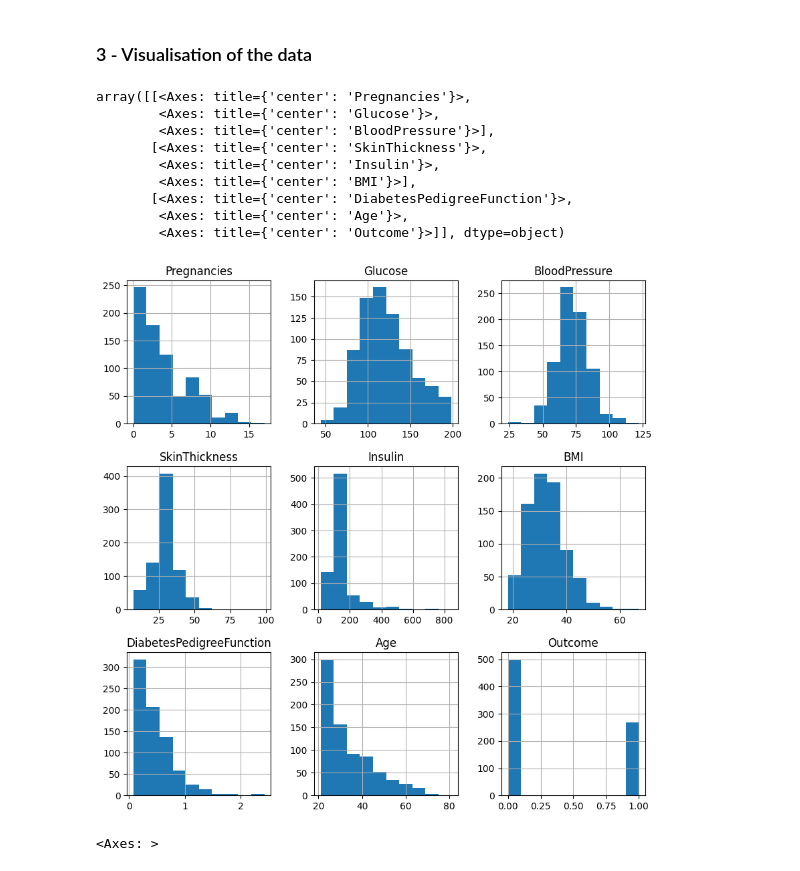
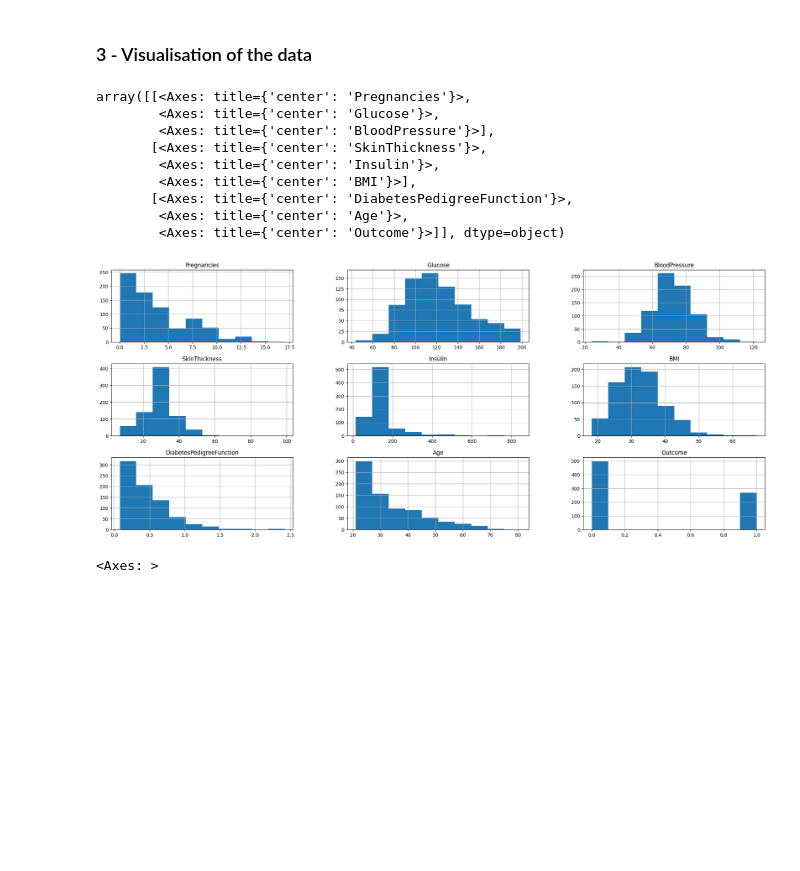
Before and after one commit to ProjectGroupInge2/DiabetesPrediction, a Jupyter notebook: search.ipynb, the cells around one changed output. Saved outputs shown, nothing was run; the diff lists cells and outputs as text; code cells hidden in the pictures; blank space fills up the shorter version.

```diff
--- a/search.ipynb
+++ b/search.ipynb
@@ -120,17 +120,17 @@ Data is now clean of missing values. We will now split the dataset into a traini
 ### 3 - Visualisation of the data
 # %%
 import seaborn as sns
-df.hist(figsize=(10,10))
+df.hist(figsize=(25,10))
 # %% [output]
 array([[<Axes: title={'center': 'Pregnancies'}>,
         <Axes: title={'center': 'Glucose'}>,
         <Axes: title={'center': 'BloodPressure'}>],
        [<Axes: title={'center': 'SkinThickness'}>,
         <Axes: title={'center': 'Insulin'}>,
         <Axes: title={'center': 'BMI'}>],
        [<Axes: title={'center': 'DiabetesPedigreeFunction'}>,
         <Axes: title={'center': 'Age'}>,
         <Axes: title={'center': 'Outcome'}>]], dtype=object)
-[figure, old version]
+[figure, new version]
 # %%
 #heat map to show correlation
```
Also changed, not shown: parts of 5 cells of this notebook.
